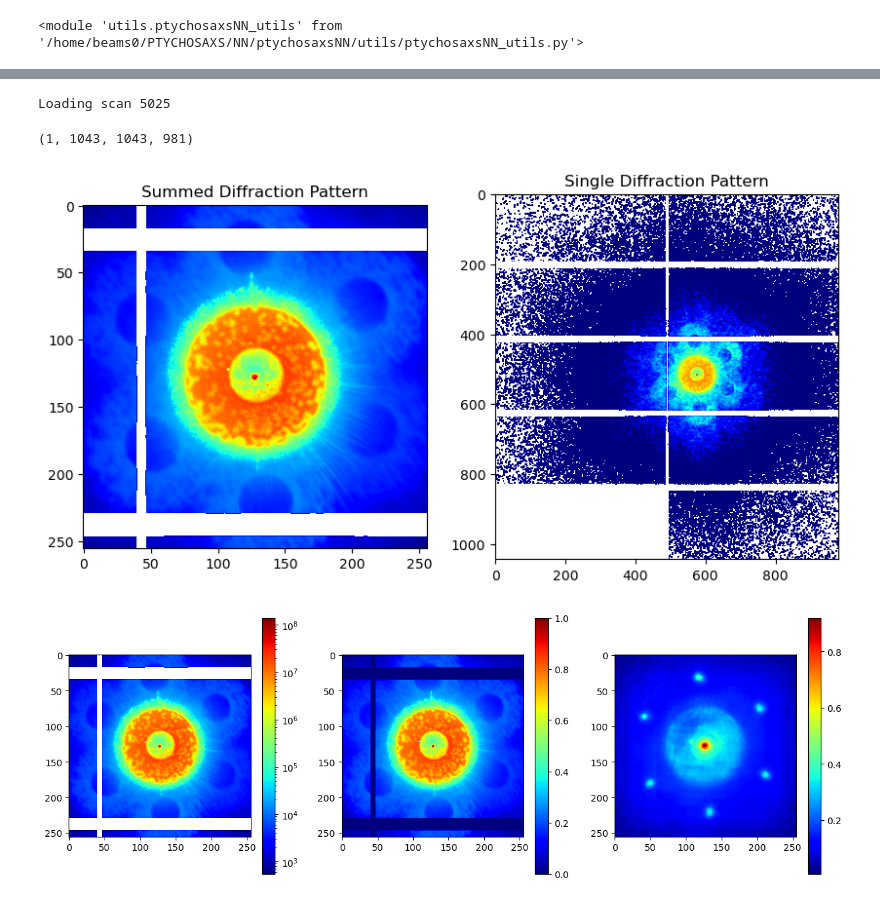
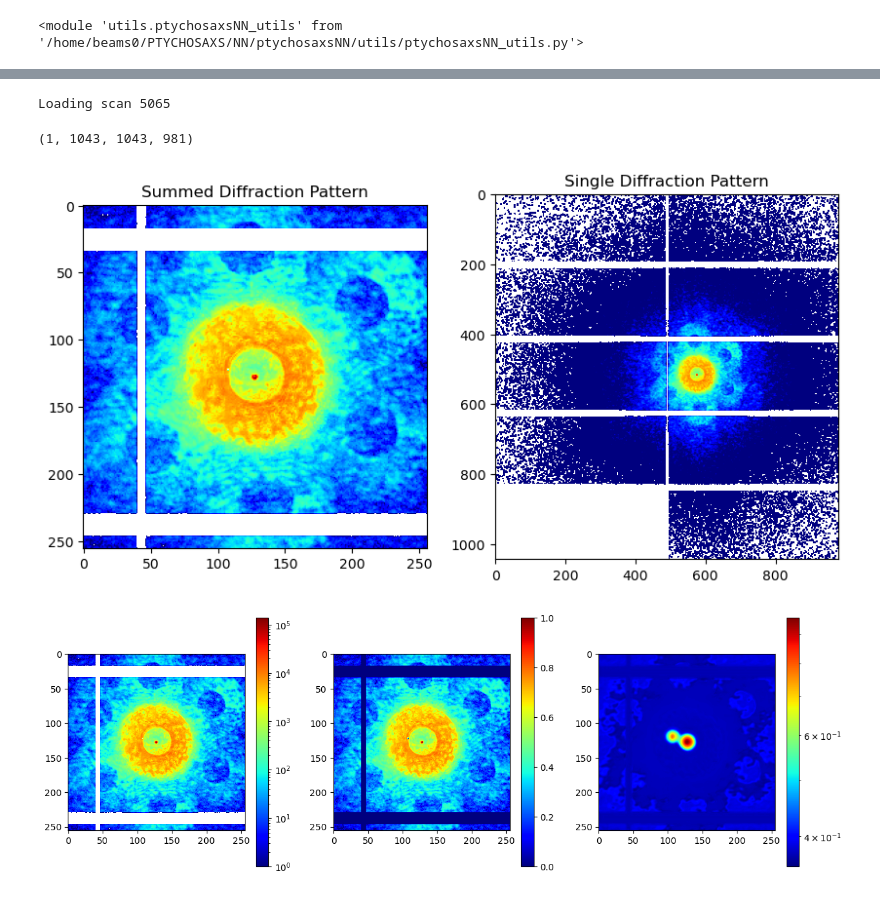
Before and after one commit to jmccourt11/deconvolutionNN, a Jupyter notebook: notebooks/eval/eval ZCB_9.ipynb, the cells around one changed output, grey strips where cells are left out. Drawn from its saved outputs; the diff is of its cells as text; code cells hidden in the pictures.

```diff
--- a/notebooks/eval/eval ZCB_9.ipynb
+++ b/notebooks/eval/eval ZCB_9.ipynb
@@ -57,7 +57,7 @@ recon_model(
 # %%
 # load ZCB_9_3D diffraction data
 base_path="/net/micdata/data2/12IDC/2025_Feb/ptycho/"
-scan_numbers=[5025]#np.arange(5004,5189,1)#[5045,5065,5102,5150]
+scan_numbers=[5065]#np.arange(5004,5189,1)#[5045,5065,5102,5150]
 all_dps=[]
 for scan_number in scan_numbers:
     print(f"Loading scan {scan_number}")
@@ -65,7 +65,7 @@ for scan_number in scan_numbers:
     all_dps.append(dps)
 all_dps=np.asarray(all_dps)
 # %% [output]
-Loading scan 5025
+Loading scan 5065
 # %%
 #summed diffraction pattern
 print(all_dps.shape)
@@ -75,23 +75,24 @@ dp=np.sum(all_dps[0],axis=0)
 # %%
 #scan informtion
 ncols=36
 nrows=29
 center=(517,575)
 
 #crop diffraction patterns
 dpsize=256
 dp=dp[center[0]-dpsize//2:center[0]+dpsize//2,
     center[1]-dpsize//2:center[1]+dpsize//2]
-
+dp=dps[666][center[0]-dpsize//2:center[0]+dpsize//2,
+    center[1]-dpsize//2:center[1]+dpsize//2]
 #plot diffraction patterns
 fig, axs = plt.subplots(1, 2, figsize=(10, 5))
 axs[0].imshow(dp, cmap='jet',norm=colors.LogNorm())
 axs[0].set_title('Summed Diffraction Pattern')
 axs[1].imshow(dps[666], cmap='jet',norm=colors.LogNorm())
 axs[1].set_title('Single Diffraction Pattern')
 plt.show()
 # %% [output]
-[figure, old version]
+[figure, new version]
 # %%
 #preprocess diffraction pattern
 mask = np.load('/home/beams/PTYCHOSAXS/deconvolutionNN/data/mask/mask_ZCB_9_3D.npy')
@@ -107,4 +108,4 @@ plt.colorbar(im2)
 plt.colorbar(im3)
 plt.show()
 # %% [output]
-[figure, old version]
+[figure, new version]
```
Also changed, not shown: 2 other files.
